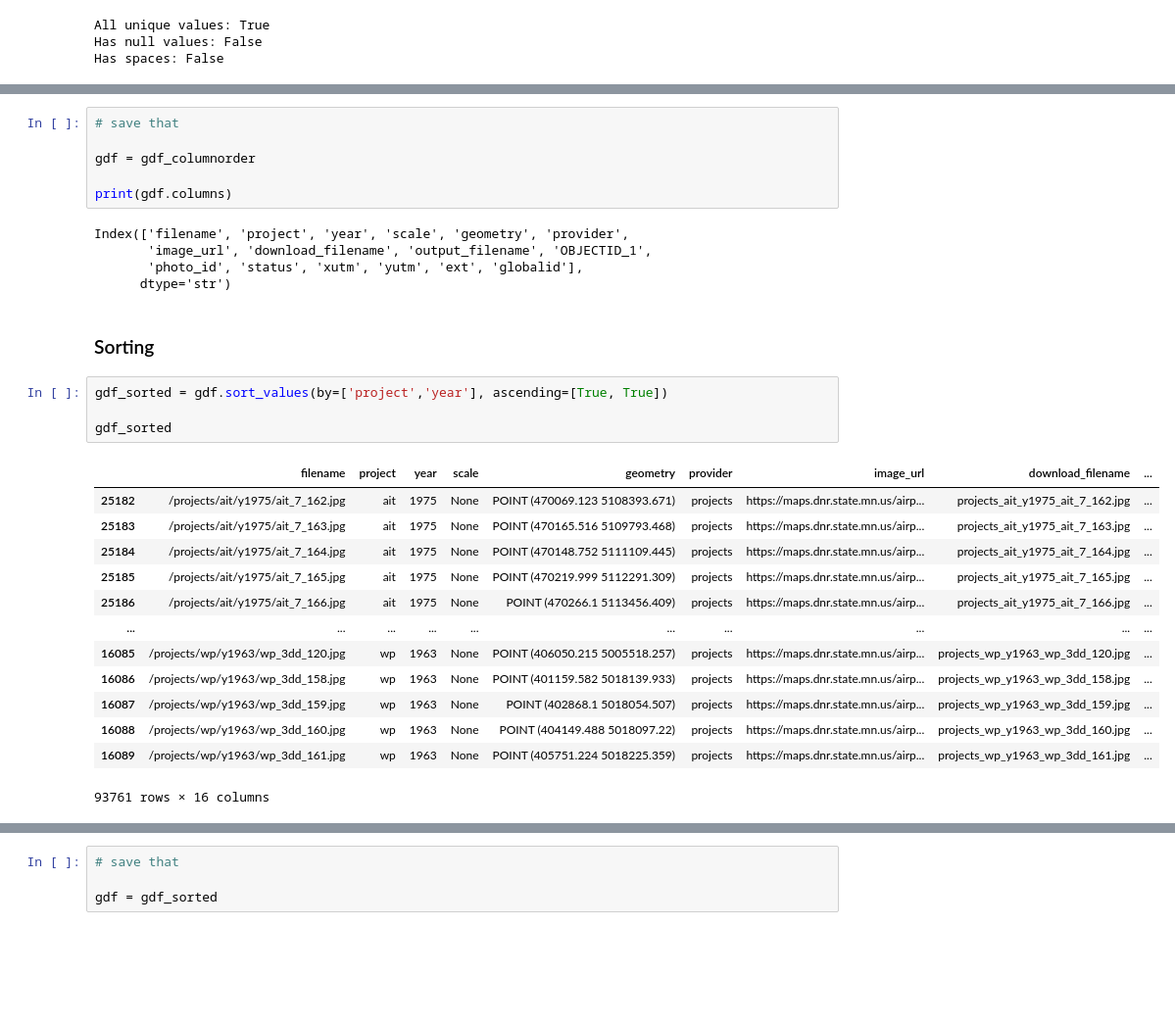
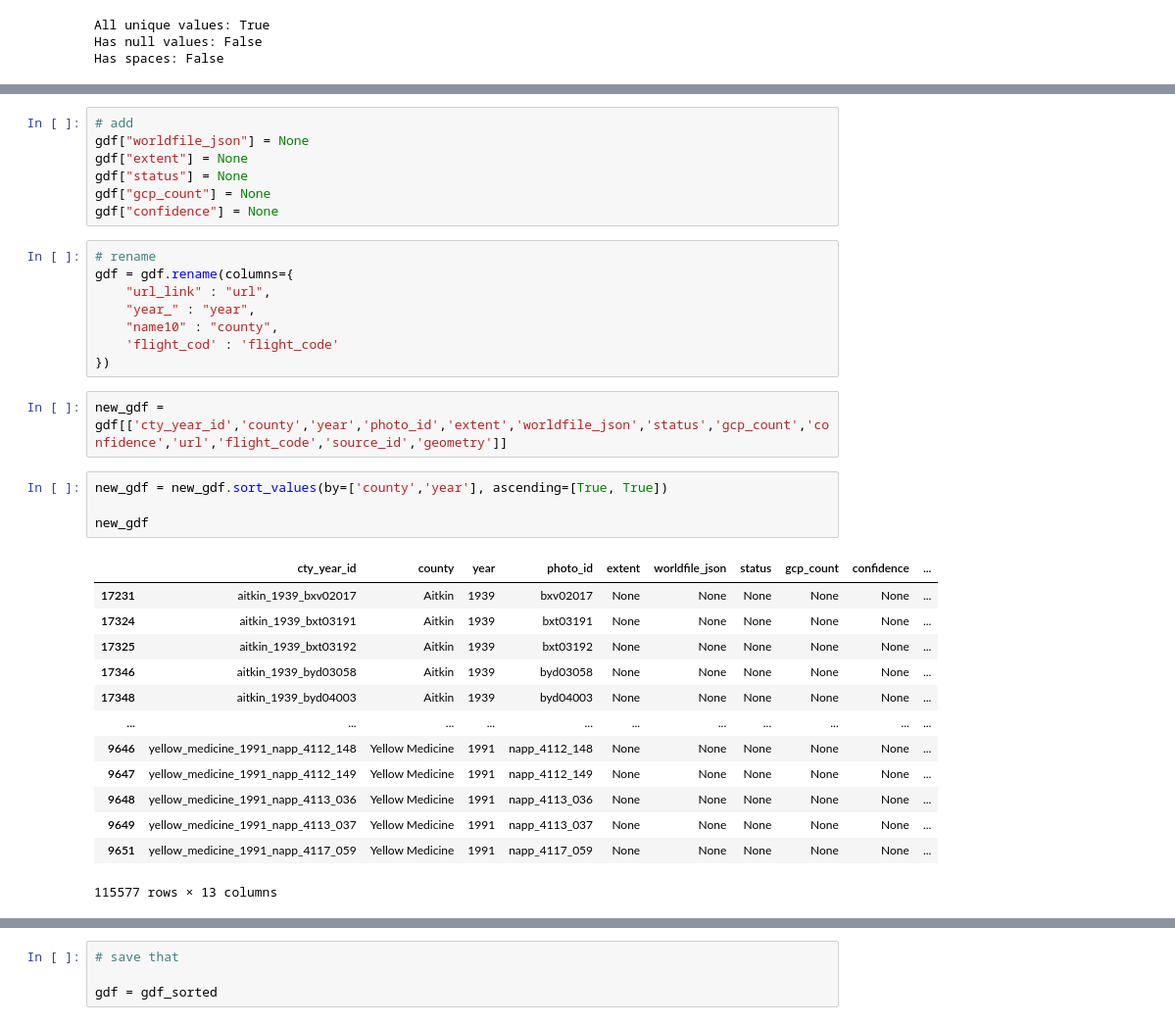
Before and after one commit to cleorose/batch_georef, a Jupyter notebook: 01_index_table_prep.ipynb, the cells around one changed output, grey strips where cells are left out. Shown at 98% size. Cells and saved outputs as stored; diff of their text form; blank space fills up the shorter version.

Commit message:
added, removed, sorted columns

```diff
--- a/01_index_table_prep.ipynb
+++ b/01_index_table_prep.ipynb
@@ -430,31 +348,35 @@ gdf_columnorder
-# %%
-# save that
-
-gdf = gdf_columnorder
-
-print(gdf.columns)
-# %% [output]
-Index(['filename', 'project', 'year', 'scale', 'geometry', 'provider',
-       'image_url', 'download_filename', 'output_filename', 'OBJECTID_1',
-       'photo_id', 'status', 'xutm', 'yutm', 'ext', 'globalid'],
-      dtype='str')
-# %% [markdown]
-### Sorting
+# %%
+# add
+gdf["worldfile_json"] = None
+gdf["extent"] = None
+gdf["status"] = None
+gdf["gcp_count"] = None
+gdf["confidence"] = None
+# %%
+# rename
+gdf = gdf.rename(columns={
+    "url_link" : "url",
+    "year_" : "year",
+    "name10" : "county",
+    'flight_cod' : 'flight_code'
+})
+# %%
+new_gdf = gdf[['cty_year_id','county','year','photo_id','extent','worldfile_json','status','gcp_count','confidence','url','flight_code','source_id','geometry']]
 # %%
-gdf_sorted = gdf.sort_values(by=['project','year'], ascending=[True, True])
+new_gdf = new_gdf.sort_values(by=['county','year'], ascending=[True, True])
 
-gdf_sorted
+new_gdf
 # %% [output]
-|  | filename | project | year | scale | geometry | provider | image_url | download_filename | ... |
-| 25182 | /projects/ait/y1975/ait_7_162.jpg | ait | 1975 | None | POINT (470069.123 5108393.671) | projects | https://maps.dnr.state.mn.us/airp... | projects_ait_y1975_ait_7_162.jpg | ... |
-| 25183 | /projects/ait/y1975/ait_7_163.jpg | ait | 1975 | None | POINT (470165.516 5109793.468) | projects | https://maps.dnr.state.mn.us/airp... | projects_ait_y1975_ait_7_163.jpg | ... |
-| 25184 | /projects/ait/y1975/ait_7_164.jpg | ait | 1975 | None | POINT (470148.752 5111109.445) | projects | https://maps.dnr.state.mn.us/airp... | projects_ait_y1975_ait_7_164.jpg | ... |
-| 25185 | /projects/ait/y1975/ait_7_165.jpg | ait | 1975 | None | POINT (470219.999 5112291.309) | projects | https://maps.dnr.state.mn.us/airp... | projects_ait_y1975_ait_7_165.jpg | ... |
-| 25186 | /projects/ait/y1975/ait_7_166.jpg | ait | 1975 | None | POINT (470266.1 5113456.409) | projects | https://maps.dnr.state.mn.us/airp... | projects_ait_y1975_ait_7_166.jpg | ... |
-| ... | ... | ... | ... | ... | ... | ... | ... | ... | ... |
-| 16085 | /projects/wp/y1963/wp_3dd_120.jpg | wp | 1963 | None | POINT (406050.215 5005518.257) | projects | https://maps.dnr.state.mn.us/airp... | projects_wp_y1963_wp_3dd_120.jpg | ... |
-| 16086 | /projects/wp/y1963/wp_3dd_158.jpg | wp | 1963 | None | POINT (401159.582 5018139.933) | projects | https://maps.dnr.state.mn.us/airp... | projects_wp_y1963_wp_3dd_158.jpg | ... |
-| 16087 | /projects/wp/y1963/wp_3dd_159.jpg | wp | 1963 | None | POINT (402868.1 5018054.507) | projects | https://maps.dnr.state.mn.us/airp... | projects_wp_y1963_wp_3dd_159.jpg | ... |
-| 16088 | /projects/wp/y1963/wp_3dd_160.jpg | wp | 1963 | None | POINT (404149.488 5018097.22) | projects | https://maps.dnr.state.mn.us/airp... | projects_wp_y1963_wp_3dd_160.jpg | ... |
-| 16089 | /projects/wp/y1963/wp_3dd_161.jpg | wp | 1963 | None | POINT (405751.224 5018225.359) | projects | https://maps.dnr.state.mn.us/airp... | projects_wp_y1963_wp_3dd_161.jpg | ... |
+|  | cty_year_id | county | year | photo_id | extent | worldfile_json | status | gcp_count | confidence | ... |
+| 17231 | aitkin_1939_bxv02017 | Aitkin | 1939 | bxv02017 | None | None | None | None | None | ... |
+| 17324 | aitkin_1939_bxt03191 | Aitkin | 1939 | bxt03191 | None | None | None | None | None | ... |
+| 17325 | aitkin_1939_bxt03192 | Aitkin | 1939 | bxt03192 | None | None | None | None | None | ... |
+| 17346 | aitkin_1939_byd03058 | Aitkin | 1939 | byd03058 | None | None | None | None | None | ... |
+| 17348 | aitkin_1939_byd04003 | Aitkin | 1939 | byd04003 | None | None | None | None | None | ... |
+| ... | ... | ... | ... | ... | ... | ... | ... | ... | ... | ... |
+| 9646 | yellow_medicine_1991_napp_4112_148 | Yellow Medicine | 1991 | napp_4112_148 | None | None | None | None | None | ... |
+| 9647 | yellow_medicine_1991_napp_4112_149 | Yellow Medicine | 1991 | napp_4112_149 | None | None | None | None | None | ... |
+| 9648 | yellow_medicine_1991_napp_4113_036 | Yellow Medicine | 1991 | napp_4113_036 | None | None | None | None | None | ... |
+| 9649 | yellow_medicine_1991_napp_4113_037 | Yellow Medicine | 1991 | napp_4113_037 | None | None | None | None | None | ... |
+| 9651 | yellow_medicine_1991_napp_4117_059 | Yellow Medicine | 1991 | napp_4117_059 | None | None | None | None | None | ... |
-93761 rows × 16 columns
+115577 rows × 13 columns
```
Also changed, not shown: parts of 23 cells of this notebook.
